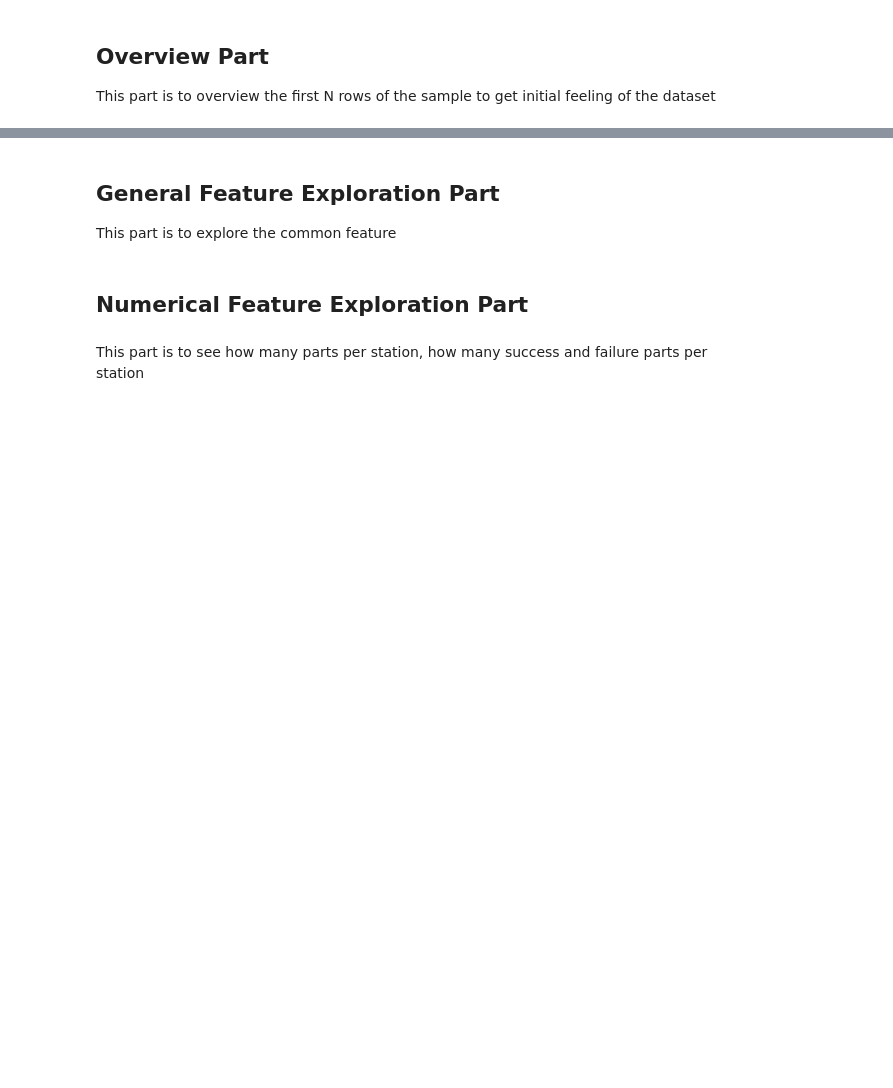
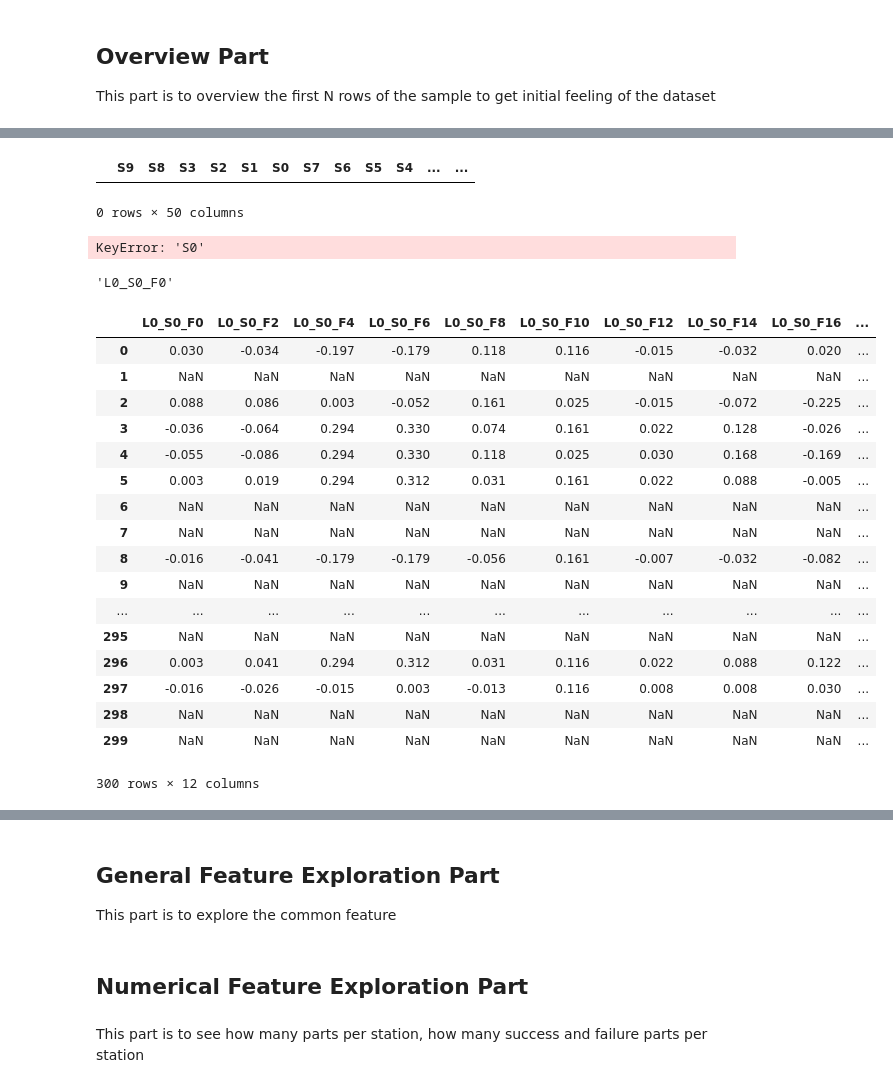
Before and after one commit to yw778/BoschLine, a Jupyter notebook: Main.ipynb, the cells around one changed output, grey strips where cells are left out. Drawn from its saved outputs; the diff is of its cells as text; code cells hidden in the pictures; blank space fills up the shorter version.

```diff
--- a/Main.ipynb
+++ b/Main.ipynb
@@ -34,0 +67,5 @@ test_date_overview
+# %%
+# explore by station
+columns_numeric = train_numeric_overview.columns.drop(["Response", "Id"])
+columns_categorial = train_categorical_overview.columns.drop(["Id"])
+columns_date = train_date_overview.columns.drop(["Id"])
@@ -34,0 +84,4 @@ test_date_overview
+# %%
+stations_numeric = set([item.split('_')[1] for item in list(columns_numeric)])
+stations_categorial = set([item.split('_')[1] for item in list(columns_categorial)])
+stations_date = set([item.split('_')[1] for item in list(columns_date)])
@@ -34,0 +92,9 @@ test_date_overview
+# %%
+station_numeric_features = {}
+stations_categorial_features = {}
+stations_date_features = {}
+# %%
+for s in stations_numeric:
+    station_numeric_features[s] = [item for item in list(columns_numeric) if '%s_' % s in item]
+# for s in stations_categorial:
+#     station_numeric_features[s] = [item for item in list(columns_categorial) if '%s_' % s in item]
@@ -34,0 +164,34 @@ test_date_overview
+# %%
+train_numeric_overview_explore_nan
+# %% [output]
+|  | S9 | S8 | S3 | S2 | S1 | S0 | S7 | S6 | S5 | S4 | ... | ... |
+0 rows × 50 columns
+# %%
+train_numeric_overview['S0']
+# %% [output]
+KeyError: 'S0'
+# %%
+station_numeric_features['S0'][0]
+# %% [output]
+'L0_S0_F0'
+# %%
+train_numeric_overview[station_numeric_features['S0']]
+# %% [output]
+|  | L0_S0_F0 | L0_S0_F2 | L0_S0_F4 | L0_S0_F6 | L0_S0_F8 | L0_S0_F10 | L0_S0_F12 | L0_S0_F14 | L0_S0_F16 | ... |
+| 0 | 0.030 | -0.034 | -0.197 | -0.179 | 0.118 | 0.116 | -0.015 | -0.032 | 0.020 | ... |
+| 1 | NaN | NaN | NaN | NaN | NaN | NaN | NaN | NaN | NaN | ... |
+| 2 | 0.088 | 0.086 | 0.003 | -0.052 | 0.161 | 0.025 | -0.015 | -0.072 | -0.225 | ... |
+| 3 | -0.036 | -0.064 | 0.294 | 0.330 | 0.074 | 0.161 | 0.022 | 0.128 | -0.026 | ... |
+| 4 | -0.055 | -0.086 | 0.294 | 0.330 | 0.118 | 0.025 | 0.030 | 0.168 | -0.169 | ... |
+| 5 | 0.003 | 0.019 | 0.294 | 0.312 | 0.031 | 0.161 | 0.022 | 0.088 | -0.005 | ... |
+| 6 | NaN | NaN | NaN | NaN | NaN | NaN | NaN | NaN | NaN | ... |
+| 7 | NaN | NaN | NaN | NaN | NaN | NaN | NaN | NaN | NaN | ... |
+| 8 | -0.016 | -0.041 | -0.179 | -0.179 | -0.056 | 0.161 | -0.007 | -0.032 | -0.082 | ... |
+| 9 | NaN | NaN | NaN | NaN | NaN | NaN | NaN | NaN | NaN | ... |
+| ... | ... | ... | ... | ... | ... | ... | ... | ... | ... | ... |
+| 295 | NaN | NaN | NaN | NaN | NaN | NaN | NaN | NaN | NaN | ... |
+| 296 | 0.003 | 0.041 | 0.294 | 0.312 | 0.031 | 0.116 | 0.022 | 0.088 | 0.122 | ... |
+| 297 | -0.016 | -0.026 | -0.015 | 0.003 | -0.013 | 0.116 | 0.008 | 0.008 | 0.030 | ... |
+| 298 | NaN | NaN | NaN | NaN | NaN | NaN | NaN | NaN | NaN | ... |
+| 299 | NaN | NaN | NaN | NaN | NaN | NaN | NaN | NaN | NaN | ... |
+300 rows × 12 columns
```
Also changed, not shown: parts of 23 cells of this notebook.
